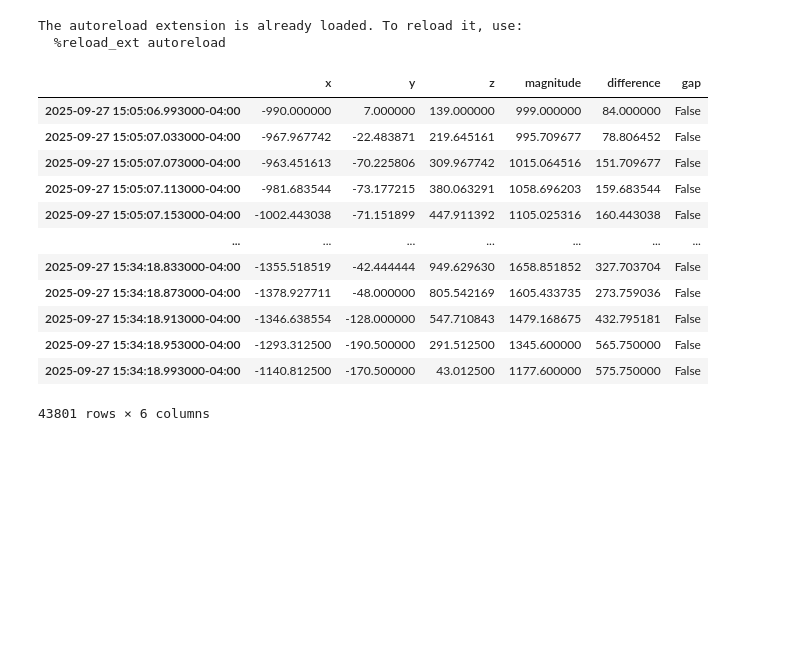
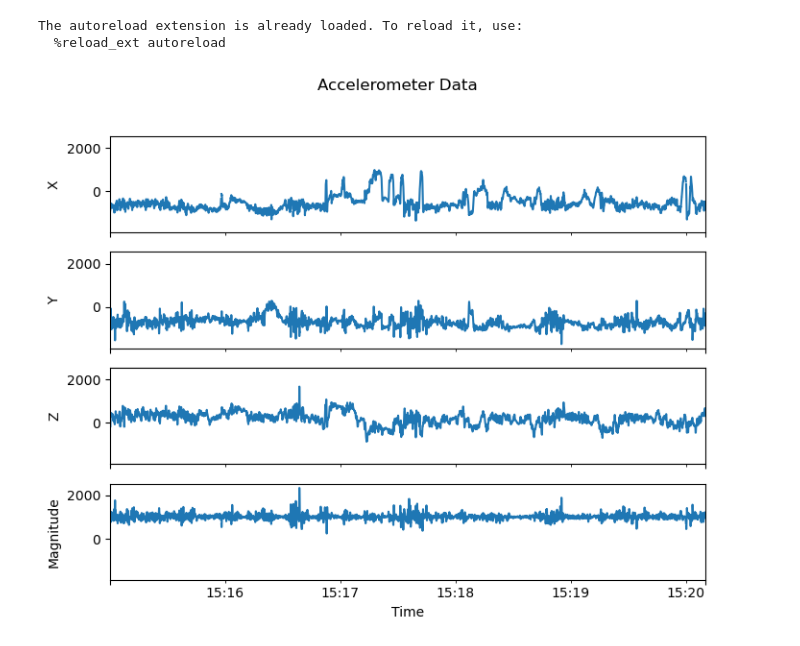
Before and after one commit to tomxi/acc_sync, a Jupyter notebook: demo.ipynb, the cells around one changed output. Drawn from its saved outputs; the diff is of its cells as text; code cells hidden in the pictures; blank space fills up the shorter version.

Commit message:
added interpolation and filtering for data ingestion step.

```diff
--- a/demo.ipynb
+++ b/demo.ipynb
@@ -5,27 +5,17 @@
 import acc_sync as acs
 
 
-data = acs.load_session_data(
+data = acs.util.load_session_data(
     pt="RF001",
     session="2025_09_27",
     role="client",
     hand="R",
 )
-
-acs.trim_time(data, '12:06:00', '15:34:19')
 # %% [output]
 The autoreload extension is already loaded. To reload it, use:
   %reload_ext autoreload
-|  | x | y | z | magnitude | difference | gap |
-| 2025-09-27 15:05:06.993000-04:00 | -990.000000 | 7.000000 | 139.000000 | 999.000000 | 84.000000 | False |
-| 2025-09-27 15:05:07.033000-04:00 | -967.967742 | -22.483871 | 219.645161 | 995.709677 | 78.806452 | False |
-| 2025-09-27 15:05:07.073000-04:00 | -963.451613 | -70.225806 | 309.967742 | 1015.064516 | 151.709677 | False |
-| 2025-09-27 15:05:07.113000-04:00 | -981.683544 | -73.177215 | 380.063291 | 1058.696203 | 159.683544 | False |
-| 2025-09-27 15:05:07.153000-04:00 | -1002.443038 | -71.151899 | 447.911392 | 1105.025316 | 160.443038 | False |
-| ... | ... | ... | ... | ... | ... | ... |
-| 2025-09-27 15:34:18.833000-04:00 | -1355.518519 | -42.444444 | 949.629630 | 1658.851852 | 327.703704 | False |
-| 2025-09-27 15:34:18.873000-04:00 | -1378.927711 | -48.000000 | 805.542169 | 1605.433735 | 273.759036 | False |
-| 2025-09-27 15:34:18.913000-04:00 | -1346.638554 | -128.000000 | 547.710843 | 1479.168675 | 432.795181 | False |
-| 2025-09-27 15:34:18.953000-04:00 | -1293.312500 | -190.500000 | 291.512500 | 1345.600000 | 565.750000 | False |
-| 2025-09-27 15:34:18.993000-04:00 | -1140.812500 | -170.500000 | 43.012500 | 1177.600000 | 575.750000 | False |
-43801 rows × 6 columns
+# %%
+trimmed_data = acs.util.trim_time(data, '15:15:00', '15:20:10')
+acs.viz.plot_acc(trimmed_data);
+# %% [output]
+[figure, added]
```
Also changed, not shown: 4 other files.
